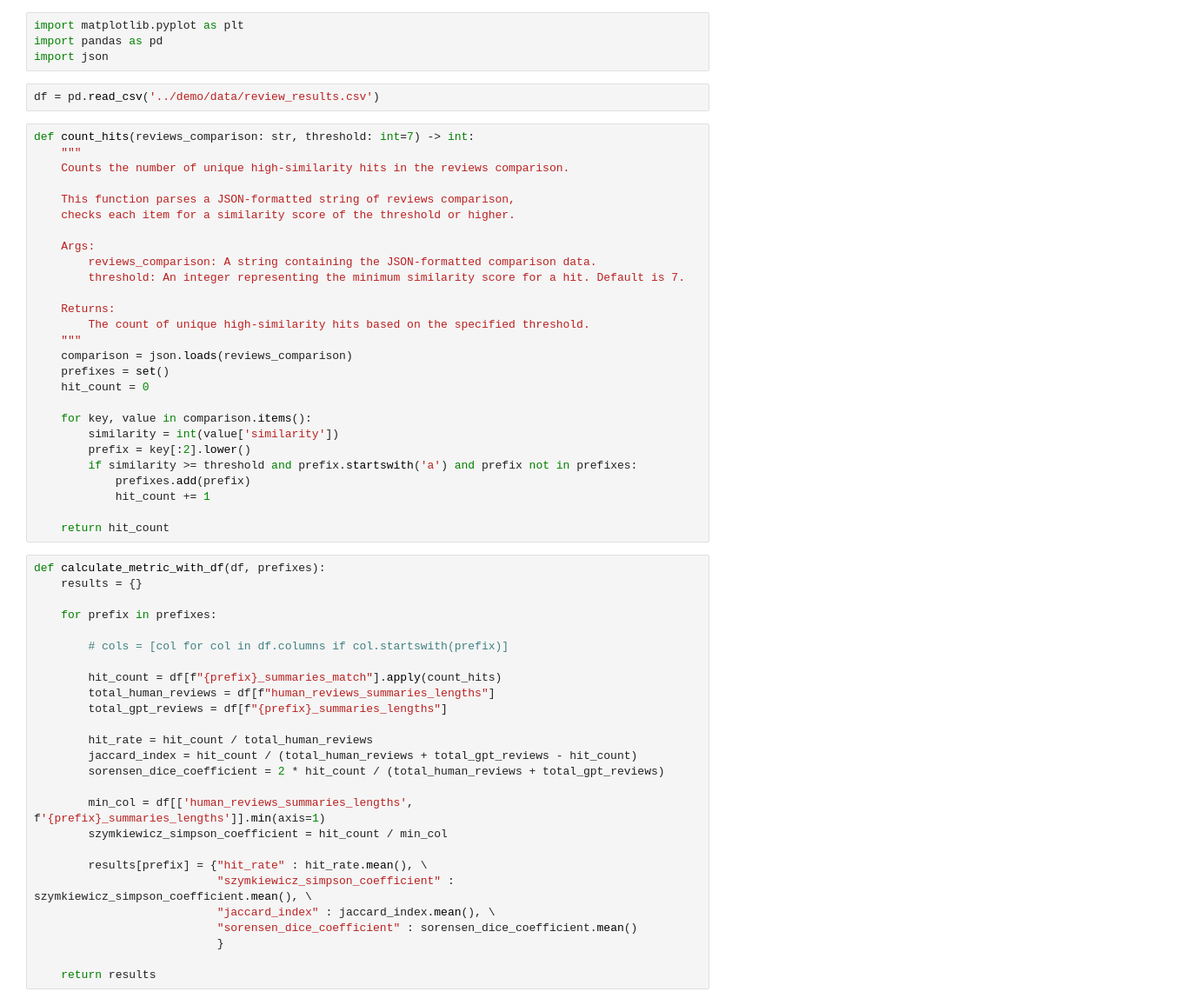
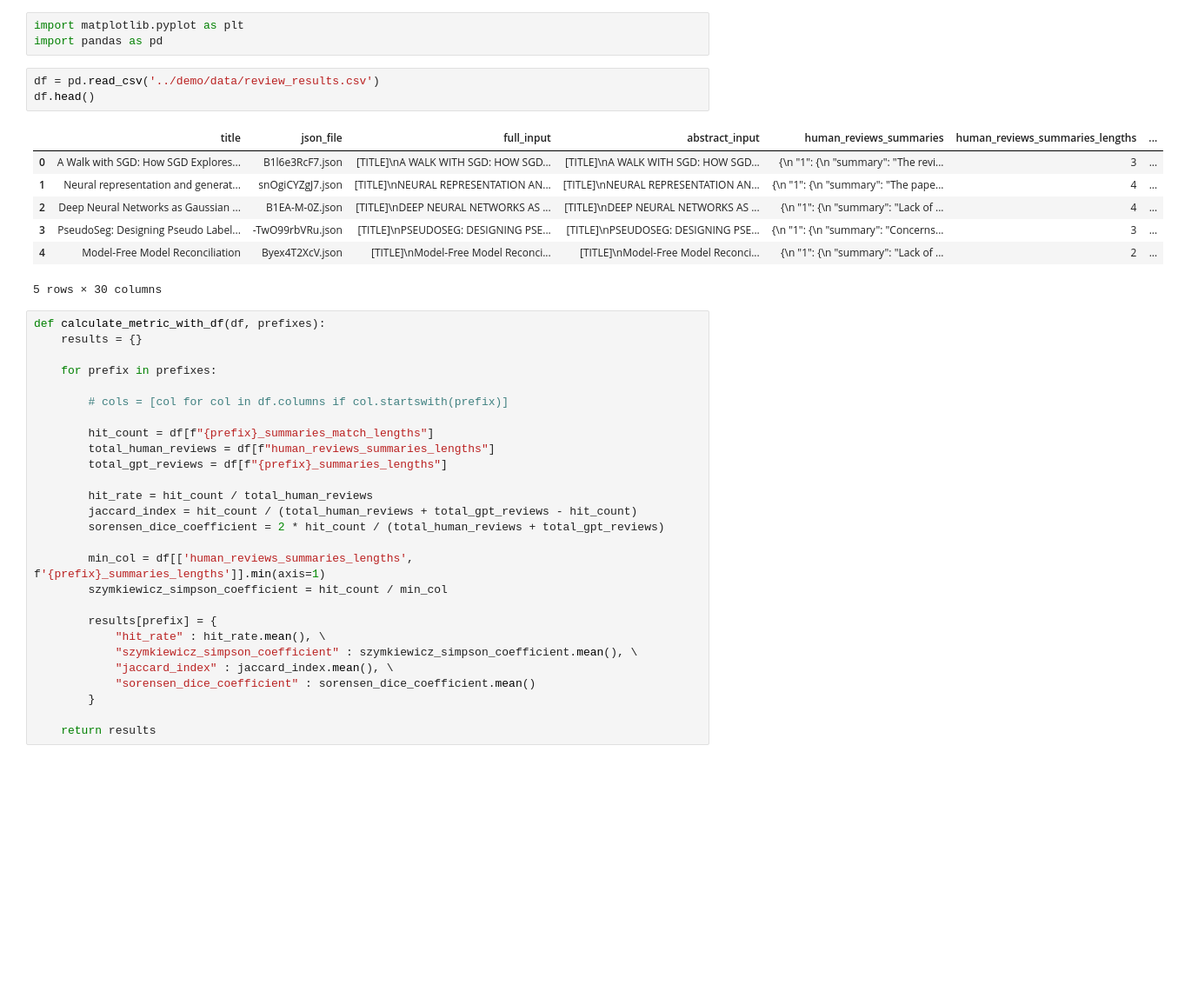
Before and after one commit to yinuotxie/MLPapersReviewGPT, a Jupyter notebook: notebooks/plot_metrics.ipynb, the cells around one changed output. Shown: that part at 87% size. Saved outputs shown, nothing was run; the diff lists cells and outputs as text; blank space fills up the shorter version.

```diff
--- a/notebooks/plot_metrics.ipynb
+++ b/notebooks/plot_metrics.ipynb
@@ -1,36 +1,17 @@
 # %%
 import matplotlib.pyplot as plt
 import pandas as pd
-import json
 # %%
 df = pd.read_csv('../demo/data/review_results.csv')
+df.head()
+# %% [output]
+|  | title | json_file | full_input | abstract_input | human_reviews_summaries | human_reviews_summaries_lengths | ... |
+| 0 | A Walk with SGD: How SGD Explores... | B1l6e3RcF7.json | [TITLE]\nA WALK WITH SGD: HOW SGD... | [TITLE]\nA WALK WITH SGD: HOW SGD... | {\n "1": {\n "summary": "The revi... | 3 | ... |
+| 1 | Neural representation and generat... | snOgiCYZgJ7.json | [TITLE]\nNEURAL REPRESENTATION AN... | [TITLE]\nNEURAL REPRESENTATION AN... | {\n "1": {\n "summary": "The pape... | 4 | ... |
+| 2 | Deep Neural Networks as Gaussian ... | B1EA-M-0Z.json | [TITLE]\nDEEP NEURAL NETWORKS AS ... | [TITLE]\nDEEP NEURAL NETWORKS AS ... | {\n "1": {\n "summary": "Lack of ... | 4 | ... |
+| 3 | PseudoSeg: Designing Pseudo Label... | -TwO99rbVRu.json | [TITLE]\nPSEUDOSEG: DESIGNING PSE... | [TITLE]\nPSEUDOSEG: DESIGNING PSE... | {\n "1": {\n "summary": "Concerns... | 3 | ... |
+| 4 | Model-Free Model Reconciliation | Byex4T2XcV.json | [TITLE]\nModel-Free Model Reconci... | [TITLE]\nModel-Free Model Reconci... | {\n "1": {\n "summary": "Lack of ... | 2 | ... |
+5 rows × 30 columns
-# %%
-def count_hits(reviews_comparison: str, threshold: int=7) -> int:
-    """
-    Counts the number of unique high-similarity hits in the reviews comparison.
-
-    This function parses a JSON-formatted string of reviews comparison,
-    checks each item for a similarity score of the threshold or higher.
-
-    Args:
-        reviews_comparison: A string containing the JSON-formatted comparison data.
-        threshold: An integer representing the minimum similarity score for a hit. Default is 7.
-
-    Returns:
-        The count of unique high-similarity hits based on the specified threshold.
-    """
-    comparison = json.loads(reviews_comparison)
-    prefixes = set()
-    hit_count = 0
-
-    for key, value in comparison.items():
-        similarity = int(value['similarity'])
-        prefix = key[:2].lower()
-        if similarity >= threshold and prefix.startswith('a') and prefix not in prefixes:
-            prefixes.add(prefix)
-            hit_count += 1
-
-    return hit_count
 # %%
 def calculate_metric_with_df(df, prefixes):
     results = {}
@@ -39,7 +20,7 @@ def calculate_metric_with_df(df, prefixes):
 
         # cols = [col for col in df.columns if col.startswith(prefix)]
 
-        hit_count = df[f"{prefix}_summaries_match"].apply(count_hits)
+        hit_count = df[f"{prefix}_summaries_match_lengths"]
         total_human_reviews = df[f"human_reviews_summaries_lengths"]
         total_gpt_reviews = df[f"{prefix}_summaries_lengths"]
 
@@ -50,11 +31,12 @@ def calculate_metric_with_df(df, prefixes):
         min_col = df[['human_reviews_summaries_lengths', f'{prefix}_summaries_lengths']].min(axis=1)
         szymkiewicz_simpson_coefficient = hit_count / min_col
 
-        results[prefix] = {"hit_rate" : hit_rate.mean(), \
-                           "szymkiewicz_simpson_coefficient" : szymkiewicz_simpson_coefficient.mean(), \
-                           "jaccard_index" : jaccard_index.mean(), \
-                           "sorensen_dice_coefficient" : sorensen_dice_coefficient.mean()
-                           }
+        results[prefix] = {
+            "hit_rate" : hit_rate.mean(), \
+            "szymkiewicz_simpson_coefficient" : szymkiewicz_simpson_coefficient.mean(), \
+            "jaccard_index" : jaccard_index.mean(), \
+            "sorensen_dice_coefficient" : sorensen_dice_coefficient.mean()
+        }
 
     return results
 # %%
```
Also changed, not shown: parts of 2 cells of this notebook, 3 other files.
